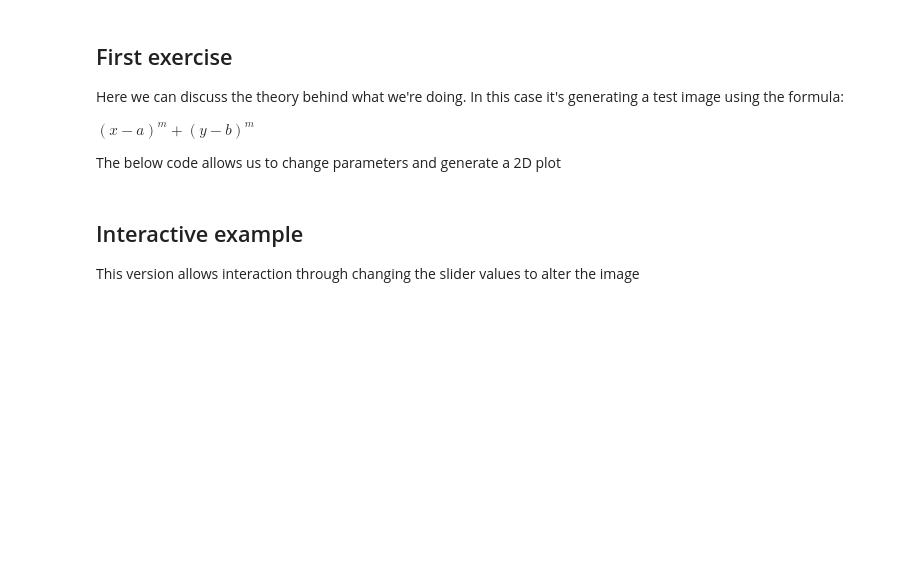
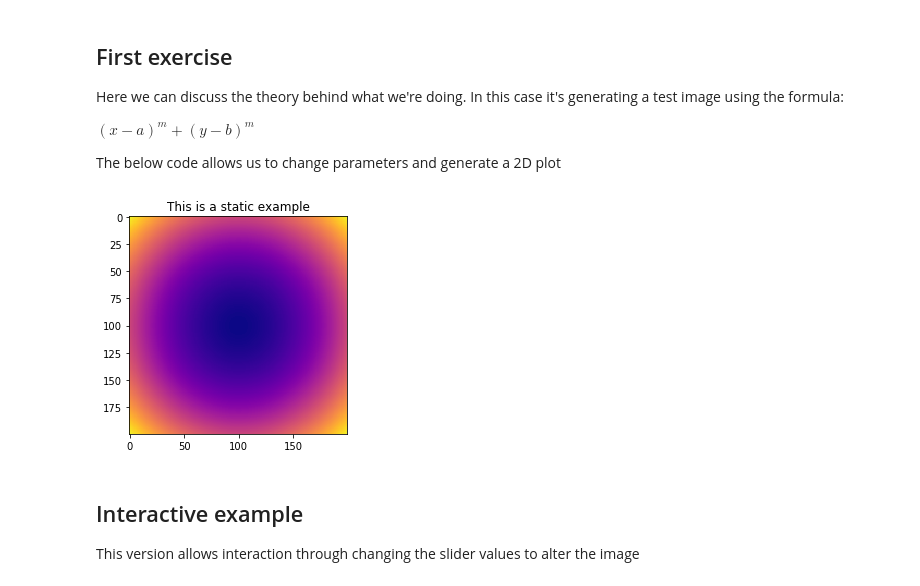
Before and after one commit to joe-fennell/data-analysis-part-1, a Jupyter notebook: sample_teaching.ipynb, the cells around one changed output. Cells and saved outputs as stored; diff of their text form; code cells hidden in the pictures; blank space fills up the shorter version.

```diff
--- a/sample_teaching.ipynb
+++ b/sample_teaching.ipynb
@@ -46,19 +48,21 @@ $(x-a)^m + (y-b)^m$
 The below code allows us to change parameters and generate a 2D plot
 # %%
 # define some parameters
-a = 10
-b = 10
-m = 3
+a = 100
+b = 100
+m = 2
 # generate x and y arrays
 xx, yy = np.mgrid[:200, :200]
 
 # calculate circle image
 circle = (xx - a) ** m + (yy - b) ** m
 
 # plot the circle image
 plt.imshow(circle,'plasma')
 plt.title('This is a static example')
 plt.show()
+# %% [output]
+[figure, added]
 # %% [markdown]
 ## Interactive example
 This version allows interaction through changing the slider values to alter the image
```
Also changed, not shown: parts of 3 cells of this notebook.
